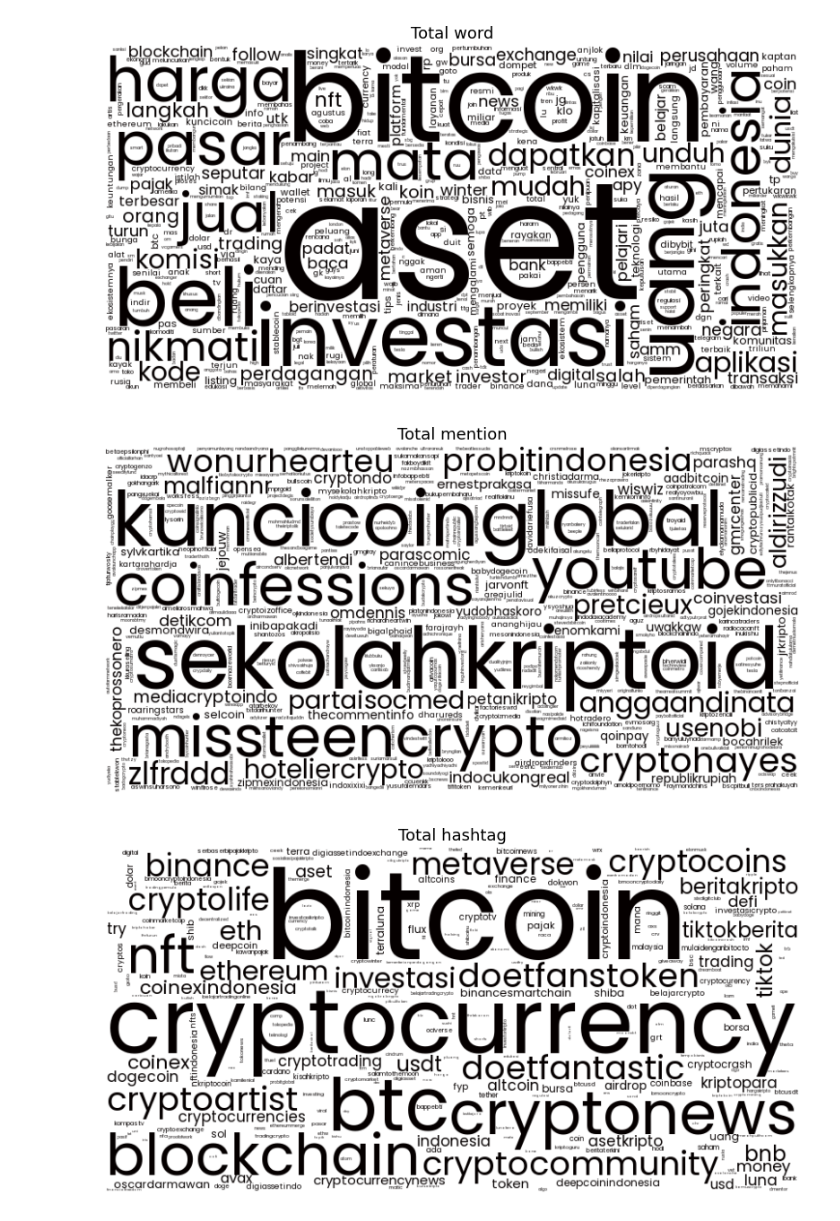
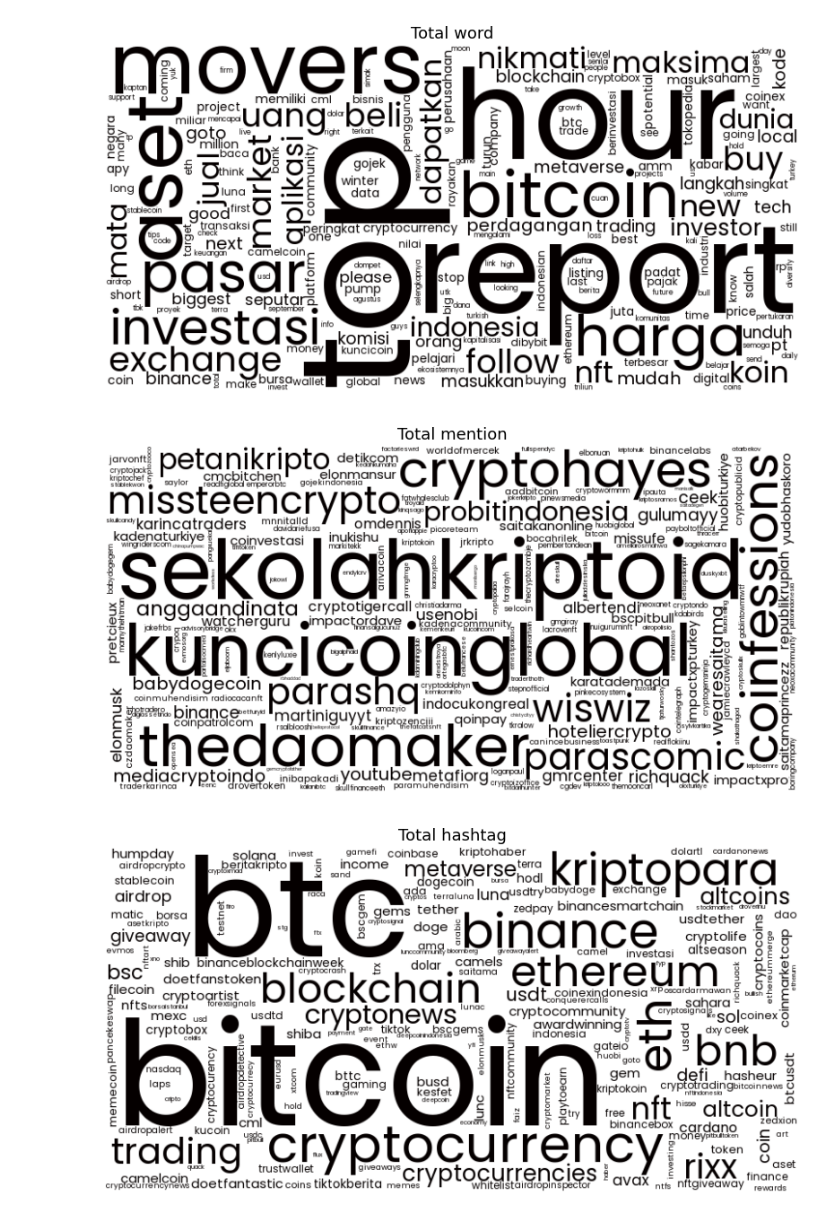
Before and after one commit to tumalanga/wordcloud, a Jupyter notebook: Scraper.ipynb, the cells around one changed output. Saved outputs shown, nothing was run; the diff lists cells and outputs as text; code cells hidden in the pictures.

```diff
--- a/Scraper.ipynb
+++ b/Scraper.ipynb
@@ -56,8 +56,8 @@ kripto crypto since:2022-01-01 until:2022-10-10 lang:id total Data: 3000
 topik = "kripto crypto"
 date_begin = firstdateoftheyear
 date_end = date
-limit = 110
-language = "id en fr"
+limit = 2000
+language = "id en"
 langs = language.split()
 
 tweets_list1 = []
@@ -192,35 +192,35 @@ def white(word, font_size, position,orientation,random_state=None, **kwargs):
     return("hsl(0,100%, 100%)")
 
 font = 'D:/Documents/Programming/Python/Sentiments/Sources/Font/Poppins-Regular.ttf'
-words_max = 500
+words_max = 200
 
 ov_wordings_dict = ov_wordings.set_index('word').to_dict()['total word']
 wc = WordCloud(font_path = font, width=800, height=400, max_words=words_max, background_color="white").\
     generate_from_frequencies(ov_wordings_dict).recolor(color_func = black)
 plt.figure(figsize=(10, 10))
 plt.imshow(wc, interpolation='bilinear')
 plt.title("Total word", fontsize=13)
 plt.axis('off')
 plt.show()
 
 ov_mention_dict = ov_mention.set_index('mention').to_dict()['total mentions']
 wc = WordCloud(font_path = font, width=800, height=400, max_words=words_max, background_color="white").\
     generate_from_frequencies(ov_mention_dict).recolor(color_func = black)
 plt.figure(figsize=(10, 10))
 plt.imshow(wc, interpolation='bilinear')
 plt.title("Total mention", fontsize=13)
 plt.axis('off')
 plt.show()
 
 ov_hash_dict = ov_hash.set_index('hashtag').to_dict()['total hashtags']
 wc = WordCloud(font_path = font, width=800, height=400, max_words=words_max, background_color="white").\
     generate_from_frequencies(ov_hash_dict).recolor(color_func = black)
 plt.figure(figsize=(10, 10))
 plt.imshow(wc, interpolation='bilinear')
 plt.title("Total hashtag", fontsize=13)
 plt.axis('off')
 plt.show()
 # %% [output]
-[figure, old version]
+[figure, new version]
-[figure, old version]
+[figure, new version]
-[figure, old version]
+[figure, new version]
```
Also changed, not shown: parts of 2 cells of this notebook.
